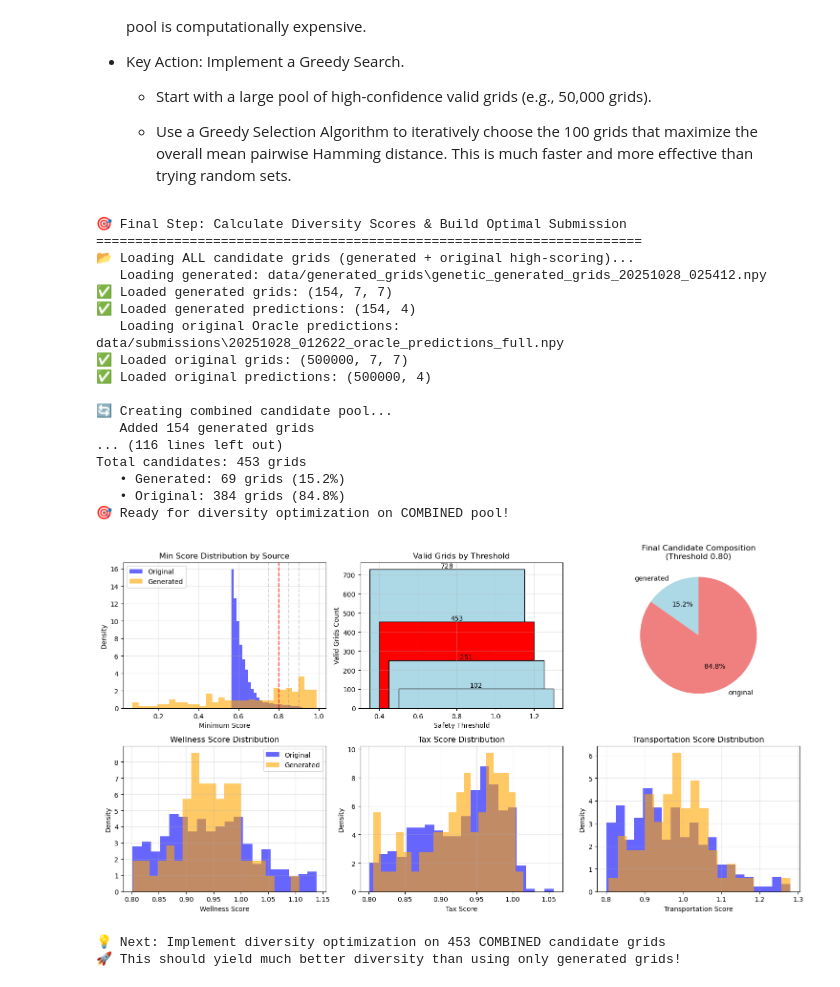
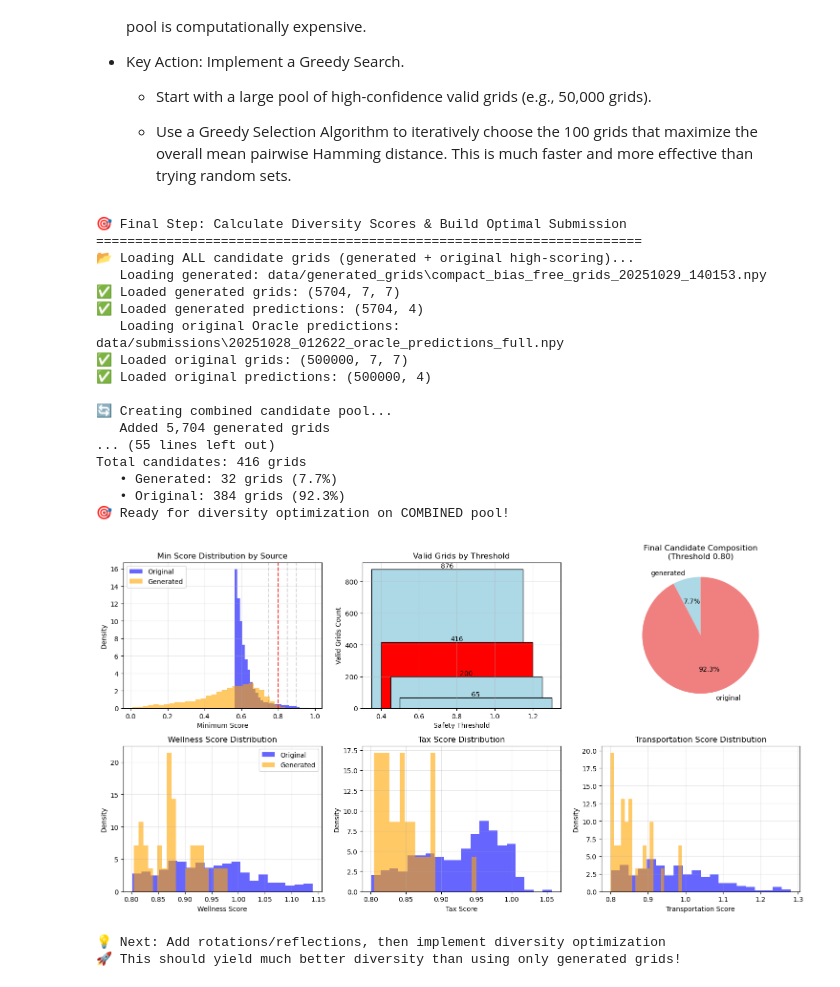
Before and after one commit to gwenzel/2156_cp2, a Jupyter notebook: 4_calculate_score_build_submission.ipynb, the cells around one changed output. Drawn from its saved outputs; the diff is of its cells as text; code cells hidden in the pictures.

```diff
--- a/4_calculate_score_build_submission.ipynb
+++ b/4_calculate_score_build_submission.ipynb
@@ -31,19 +31,19 @@ generated_grids = None
 generated_predictions = None
 try:
     # Find the most recent generated grids file
-    generated_files = [f for f in os.listdir('data/generated_grids') if f.startswith('genetic_generated_grids_') and f.endswith('.npy')]
+    generated_files = [f for f in os.listdir('data/generated_grids') if f.startswith('compact_bias_free_grids_') and f.endswith('.npy')]
     if generated_files:
         latest_file = sorted(generated_files)[-1]
         latest_file_path = os.path.join('data/generated_grids', latest_file)
         print(f"   Loading generated: {latest_file_path}")
 
         generated_grids = np.load(latest_file_path)
-        predictions_file = latest_file_path.replace('genetic_generated_grids_', 'genetic_predictions_')
+        predictions_file = latest_file_path.replace('compact_bias_free_grids_', 'compact_bias_free_predictions_')
         if os.path.exists(predictions_file):
             generated_predictions = np.load(predictions_file)
         else:
             # Try alternative naming
-            predictions_file = latest_file_path.replace('genetic_generated_grids_', 'genetic_predictions_')
+            predictions_file = latest_file_path.replace('compact_bias_free_grids_', 'compact_bias_free_predictions_')
             if os.path.exists(predictions_file):
                 generated_predictions = np.load(predictions_file)
 
@@ -275,42 +275,42 @@ for i, advisor in enumerate(advisor_names[:3]):  # Show first 3 advisors
             plt.hist(candidate_predictions[original_mask, i], bins=20, alpha=0.6,
                     label='Original', color='blue', density=True)
 
     if 'generated' in Counter(candidate_sources):
         generated_mask = candidate_sources == 'generated'
         if np.any(generated_mask):
             plt.hist(candidate_predictions[generated_mask, i], bins=20, alpha=0.6,
                     label='Generated', color='orange', density=True)
 
     plt.xlabel(f'{advisor} Score')
     plt.ylabel('Density')
     plt.title(f'{advisor} Score Distribution')
     if i == 0:  # Only show legend on first subplot
         plt.legend()
     plt.grid(alpha=0.3)
 
 plt.tight_layout()
 plt.show()
 
-print(f"💡 Next: Implement diversity optimization on {candidate_count:,} COMBINED candidate grids")
+print(f"💡 Next: Add rotations/reflections, then implement diversity optimization")
 print(f"🚀 This should yield much better diversity than using only generated grids!")
 # %% [output]
 🎯 Final Step: Calculate Diversity Scores & Build Optimal Submission
 ======================================================================
 📂 Loading ALL candidate grids (generated + original high-scoring)...
-   Loading generated: data/generated_grids\genetic_generated_grids_20251028_025412.npy
-✅ Loaded generated grids: (154, 7, 7)
-✅ Loaded generated predictions: (154, 4)
+   Loading generated: data/generated_grids\compact_bias_free_grids_20251029_140153.npy
+✅ Loaded generated grids: (5704, 7, 7)
+✅ Loaded generated predictions: (5704, 4)
    Loading original Oracle predictions: data/submissions\20251028_012622_oracle_predictions_full.npy
 ✅ Loaded original grids: (500000, 7, 7)
 ✅ Loaded original predictions: (500000, 4)
 
 🔄 Creating combined candidate pool...
-   Added 154 generated grids
-... (116 lines left out)
-Total candidates: 453 grids
-   • Generated: 69 grids (15.2%)
-   • Original: 384 grids (84.8%)
+   Added 5,704 generated grids
+... (55 lines left out)
+Total candidates: 416 grids
+   • Generated: 32 grids (7.7%)
+   • Original: 384 grids (92.3%)
 🎯 Ready for diversity optimization on COMBINED pool!
-[figure, old version]
+[figure, new version]
-💡 Next: Implement diversity optimization on 453 COMBINED candidate grids
+💡 Next: Add rotations/reflections, then implement diversity optimization
 🚀 This should yield much better diversity than using only generated grids!
```
Also changed, not shown: parts of 6 cells of this notebook.
